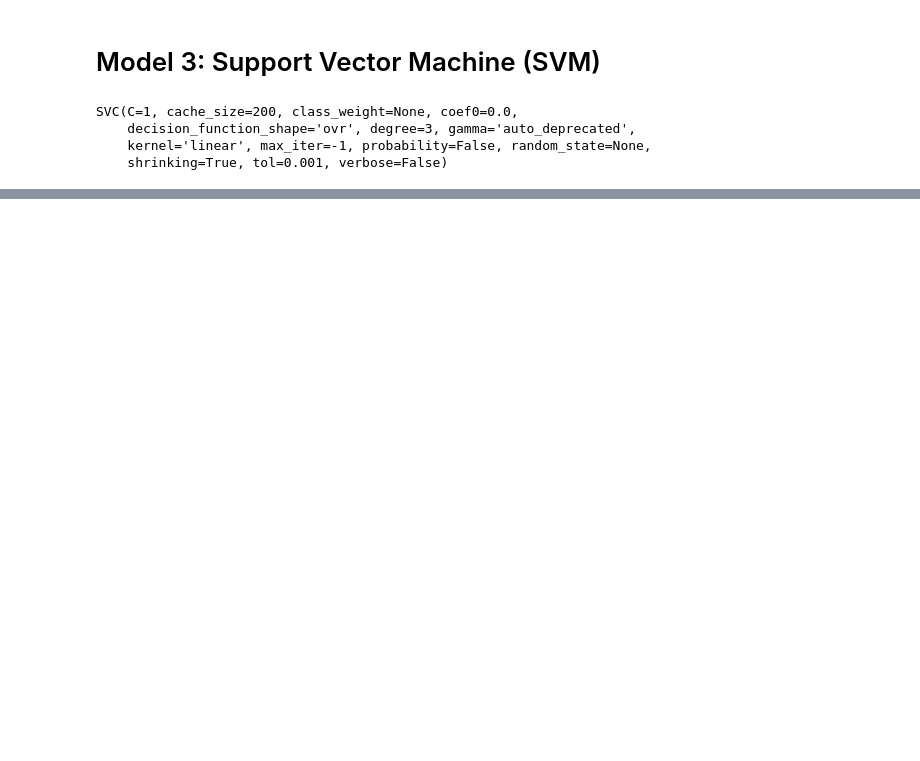
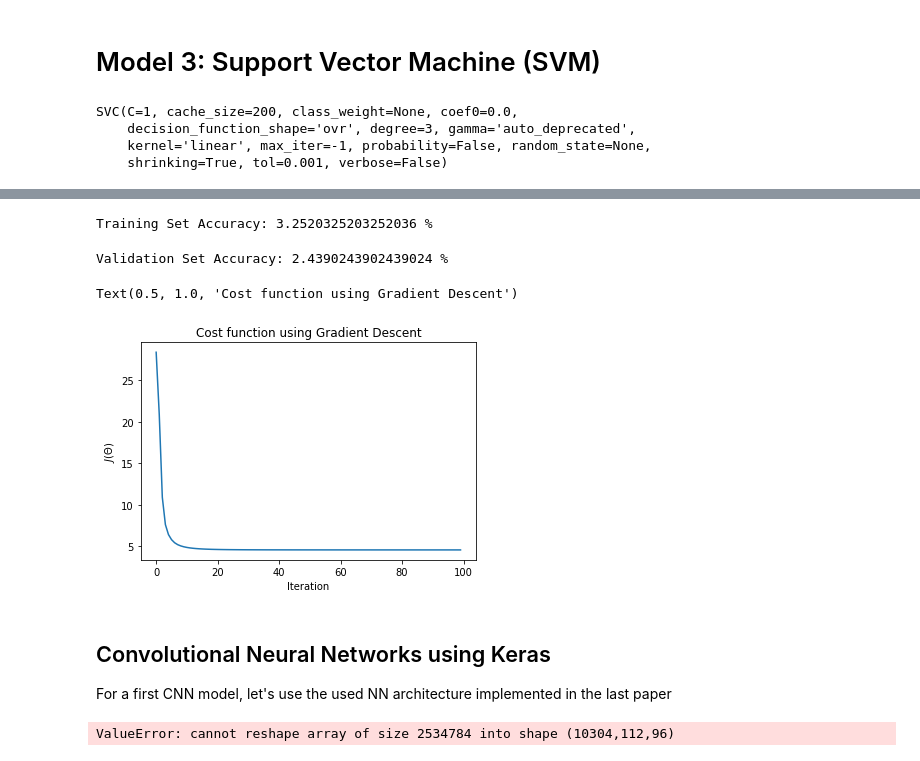
Before and after one commit to tiagoleonmelo/face-recognition, a Jupyter notebook: Face Recognition.ipynb, the cells around one changed output, grey strips where cells are left out. Saved outputs shown, nothing was run; the diff lists cells and outputs as text; code cells hidden in the pictures; blank space fills up the shorter version.

Commit message:
Add NN implementation and beginning of CNN w/ Keras

```diff
--- a/Face Recognition.ipynb
+++ b/Face Recognition.ipynb
@@ -524,0 +529,20 @@ print(classifier.score(X_valid[:, :-1], X_valid[:, -1]))
+# %%
+#Computes the gradient of sigmoid function
+def sigmoidGradient(z):
+    """
+    computes the gradient of the sigmoid function
+    """
+    sigmoid = 1/(1 + np.exp(-z))
+
+    return sigmoid *(1-sigmoid)
+# %%
+def randInitializeWeights(L_in, L_out):
+    """
+    randomly initializes the weights of a layer with L_in incoming connections and L_out outgoing connections.
+    """
+
+    epi = (6**1/2) / (L_in + L_out)**1/2
+
+    W = np.random.rand(L_out,L_in +1) *(2*epi) -epi
+
+    return W
@@ -524,0 +620,18 @@ print(classifier.score(X_valid[:, :-1], X_valid[:, -1]))
+# %%
+input_layer_size  = 10304
+hidden_layer_size = 30
+
+alpha=0.1 #learning rate
+num_iters=100
+Lambda=0.1
+num_labels = 41
+
+
+initial_Theta1 = randInitializeWeights(input_layer_size, hidden_layer_size)
+initial_Theta2 = randInitializeWeights(hidden_layer_size, num_labels)
+initial_nn_params = np.append(initial_Theta1.flatten(),initial_Theta2.flatten())
+
+nnTheta, nnJ_history = gradient_descent_nn(train_examples, train_labels, initial_nn_params,alpha,num_iters,Lambda,input_layer_size, hidden_layer_size, num_labels)
+
+Theta1 = nnTheta[:((input_layer_size+1) * hidden_layer_size)].reshape(hidden_layer_size,input_layer_size+1)
+Theta2 = nnTheta[((input_layer_size +1)* hidden_layer_size ):].reshape(num_labels,hidden_layer_size+1)
@@ -524,0 +662,29 @@ print(classifier.score(X_valid[:, :-1], X_valid[:, -1]))
+# %%
+pred_train_nn = predict_nn(Theta1, Theta2, train_examples)
+print("Training Set Accuracy:",sum(pred_train_nn==train_labels)[0]/X_train.shape[0]*100,"%")
+# %% [output]
+Training Set Accuracy: 3.2520325203252036 %
+# %%
+pred_valid_nn = predict_nn(Theta1, Theta2, X_valid[:, :-1])
+print("Validation Set Accuracy:",sum(pred_valid_nn==X_valid[:, -1])/X_valid.shape[0]*100,"%")
+# %% [output]
+Validation Set Accuracy: 2.4390243902439024 %
+# %%
+# Plot the cost function evolution during training.
+#In order to say learning has finished, the cost function has to converge to a flat rate
+plt.plot(nnJ_history)  #
+plt.xlabel("Iteration")
+plt.ylabel("$J(\Theta)$")
+plt.title("Cost function using Gradient Descent")
+# %% [output]
+Text(0.5, 1.0, 'Cost function using Gradient Descent')
+[figure, added]
+# %% [markdown]
+## Convolutional Neural Networks using Keras
+For a first CNN model, let's use the used NN architecture implemented in the last paper
+# %%
+# Shaping our input array to be compatible with Keras
+keras_train_examples = train_examples.reshape(10304, 246)
+keras_train_examples = keras_train_examples.reshape(10304, 112, 96)
+# %% [output]
+ValueError: cannot reshape array of size 2534784 into shape (10304,112,96)
```
Also changed, not shown: parts of 21 cells of this notebook.
